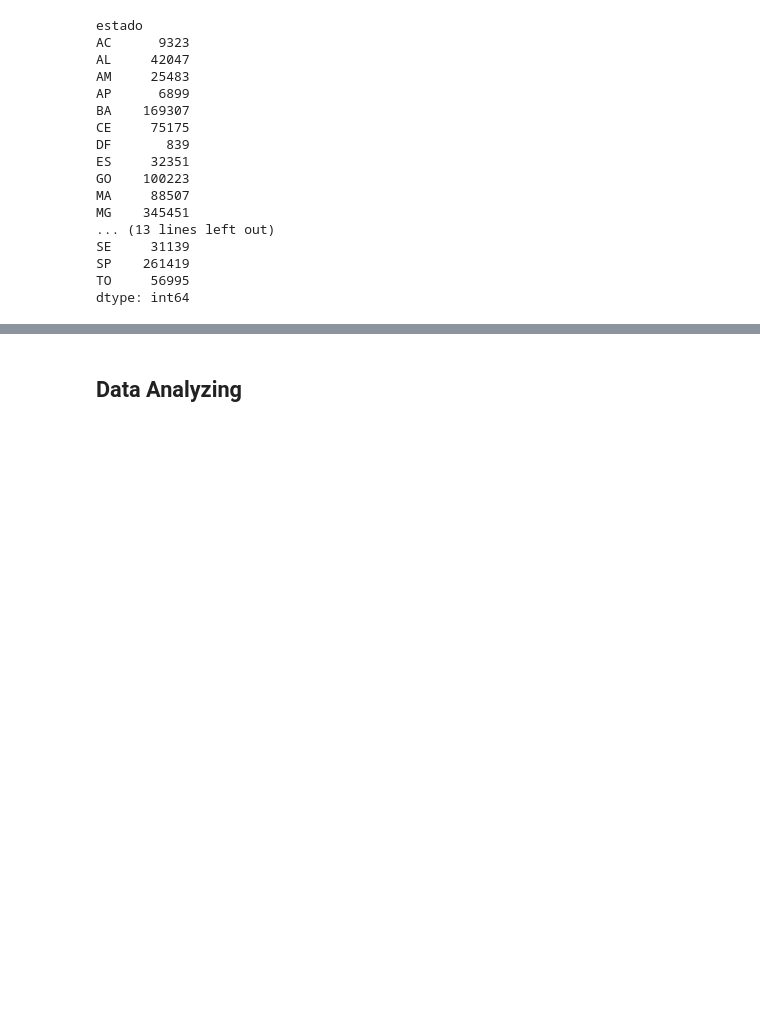
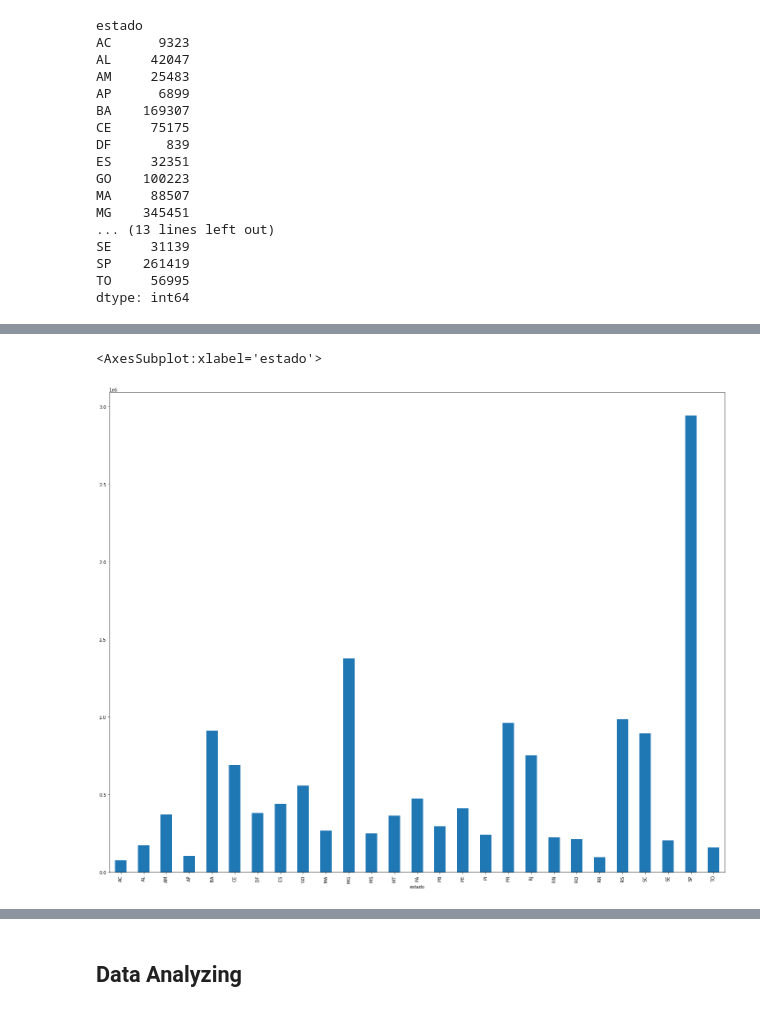
Before and after one commit to Carlos-Xavier/DataScienceUfal, a Jupyter notebook: project.ipynb, the cells around one changed output, grey strips where cells are left out. Drawn from its saved outputs; the diff is of its cells as text; code cells hidden in the pictures; blank space fills up the shorter version.

```diff
--- a/project.ipynb
+++ b/project.ipynb
@@ -156,0 +184,6 @@ a.plot.bar(figsize=(25,10))
+# %%
+a = estados['casosAcumulado'].max()
+a.plot.bar(figsize=(25,20))
+# %% [output]
+<AxesSubplot:xlabel='estado'>
+[figure, added]
```
Also changed, not shown: parts of 13 cells of this notebook.
